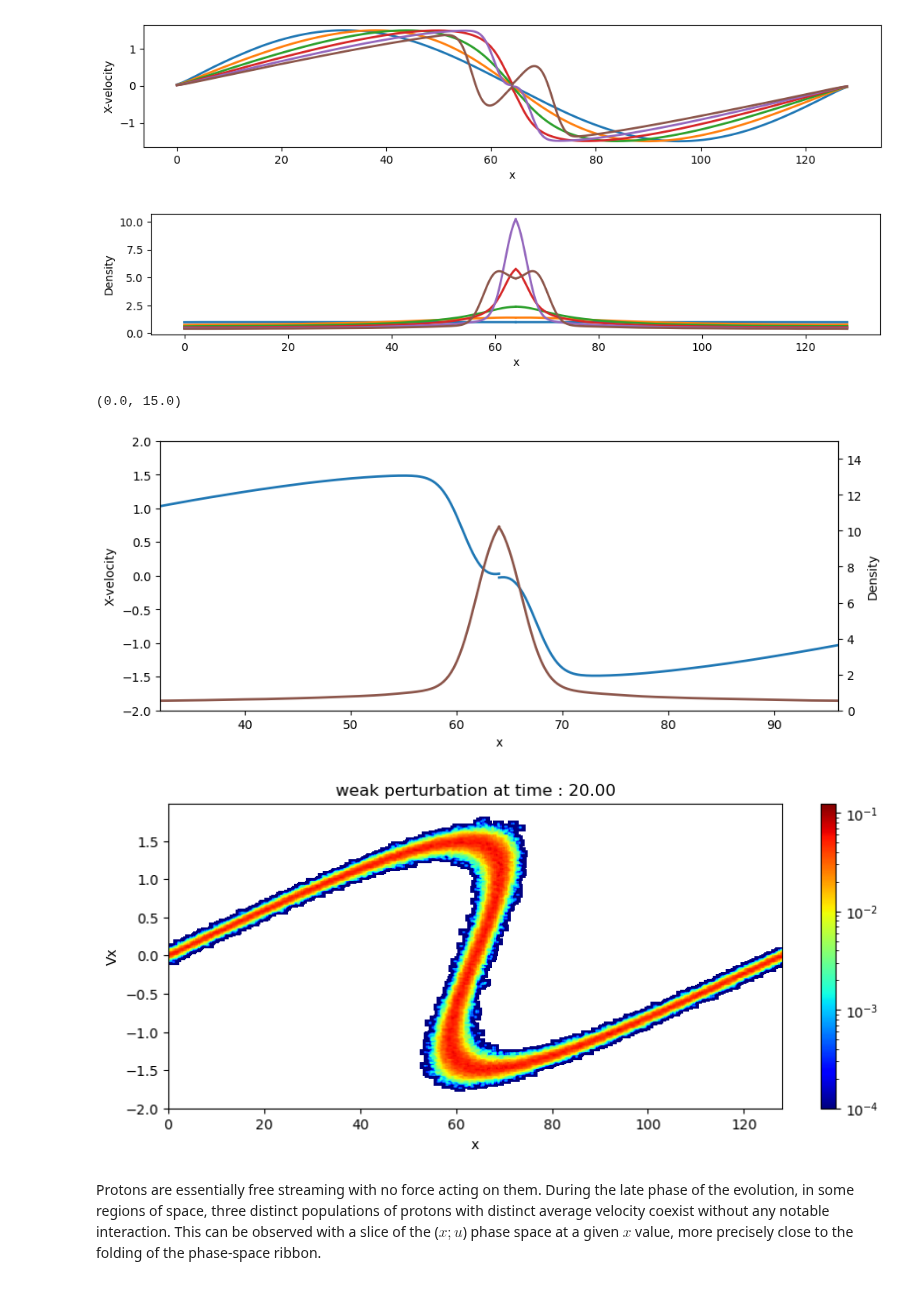
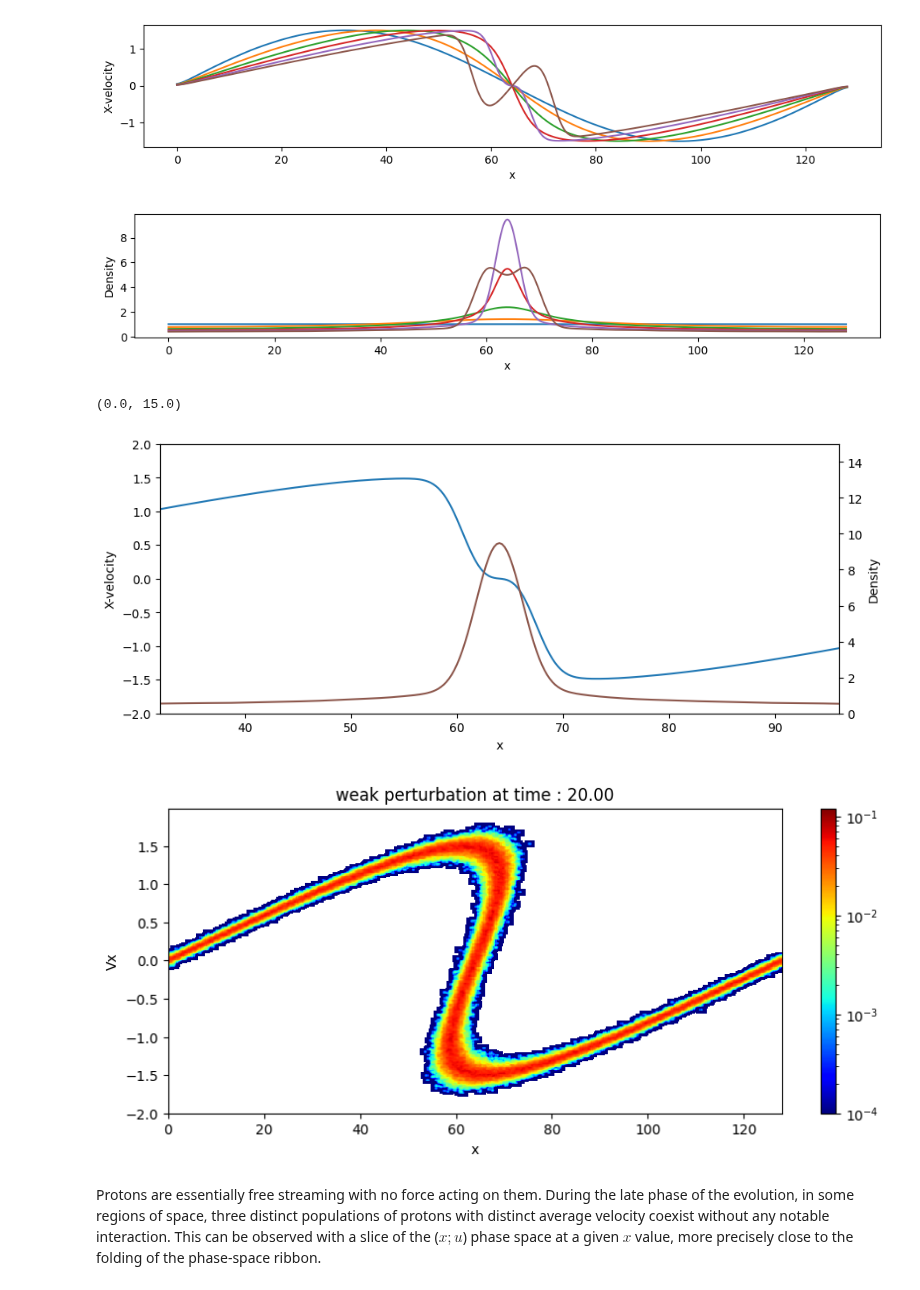
Before and after one commit to rochSmets/PHARE, a Jupyter notebook: res/eg/1d/jupyter/strong/strong.ipynb, the cells around one changed output. Saved outputs shown, nothing was run; the diff lists cells and outputs as text; code cells hidden in the pictures.

```diff
--- a/res/eg/1d/jupyter/strong/strong.ipynb
+++ b/res/eg/1d/jupyter/strong/strong.ipynb
@@ -10,10 +10,17 @@ The perturbation being strong, things will not occure in a linear way and we aim
 # %%
 import os
 import sys
+from pathlib import Path
+
+try: # notebooks has no __file__
+    WORK_DIR  = Path(__file__).parent
+except NameError:
+    WORK_DIR  = Path(os.getcwd())
+PROJECT_DIR = Path(WORK_DIR).parent.parent.parent.parent.parent
 # %% [markdown]
 The paths below have eventually to be modified, depending on where you install the src of this practical training as well as the PHARE code.
 # %%
-home = os.environ['HOME']
-work_path = os.path.join(home, 'far/farTeach/2026/strong')
-src_path = os.path.join(home, 'far/PHARE')
-build_path = os.path.join(home, 'far/builds/release/ufunc')
+work_path = str(WORK_DIR)
+src_path = str(PROJECT_DIR/'PHARE')
+build_path = str(PROJECT_DIR/'build')
+build_path
@@ -95,7 +105,7 @@ fig, ax = plt.subplots(figsize=(12,2))
 
 for i, time in enumerate(times):
     V = run.GetVi(time)
-    v = gF(V, sigma=6)
+    v = phc.filters.gaussian(V, sigma=6)
 
     v.plot(qty='x', ax=ax, ls='solid', lw=2.0, color=colors[i%10], ylabel='X-velocity')
 # %% [output]
@@ -103,25 +113,25 @@ for i, time in enumerate(times):
 # %%
 fig, ax = plt.subplots(figsize=(12,2))
 
 for i, time in enumerate(times):
     N = run.GetNi(time)
-    n = gF(N, sigma=6)
+    n = phc.filters.gaussian(N, sigma=6)
 
     n.plot(qty='value', ax=ax, ls='solid', lw=2.0, color=colors[i%10], ylabel='Density')
 # %% [output]
-[figure, old version]
+[figure, new version]
 # %%
 time = 16.0
 
 fig, ax1 = plt.subplots(figsize=(10,4))
 
 V = run.GetVi(time)
-v = gF(V, sigma=6)
+v = phc.filters.gaussian(V, sigma=6)
 
 v.plot(qty='x', ax=ax1, ls='solid', lw=2.0, color=colors[0], ylabel='X-velocity')
 
 N = run.GetNi(time)
-n = gF(N, sigma=6)
+n = phc.filters.gaussian(N, sigma=6)
 
 ax2 = ax1.twinx()
 
@@ -132,7 +142,7 @@ ax1.set_ylim([-2, +2])
 ax2.set_ylim([0, 15])
 # %% [output]
 (0.0, 15.0)
-[figure, old version]
+[figure, new version]
 # %%
 time=20
 r = Run(run_path)
@@ -150,7 +160,7 @@ p,f = ions.dist_plot(axis=("x", "Vx"),
                      title="weak perturbation at time : {:.2f}".format(time),
                     )
 # %% [output]
-[figure, old version]
+[figure, new version]
 # %% [markdown]
 Protons are essentially free streaming with no force acting on them.
 During the late phase of the evolution, in some regions of space, three distinct populations of protons with distinct average velocity coexist without any notable interaction.
```
Also changed, not shown: parts of 9 cells of this notebook, 28 other files.
